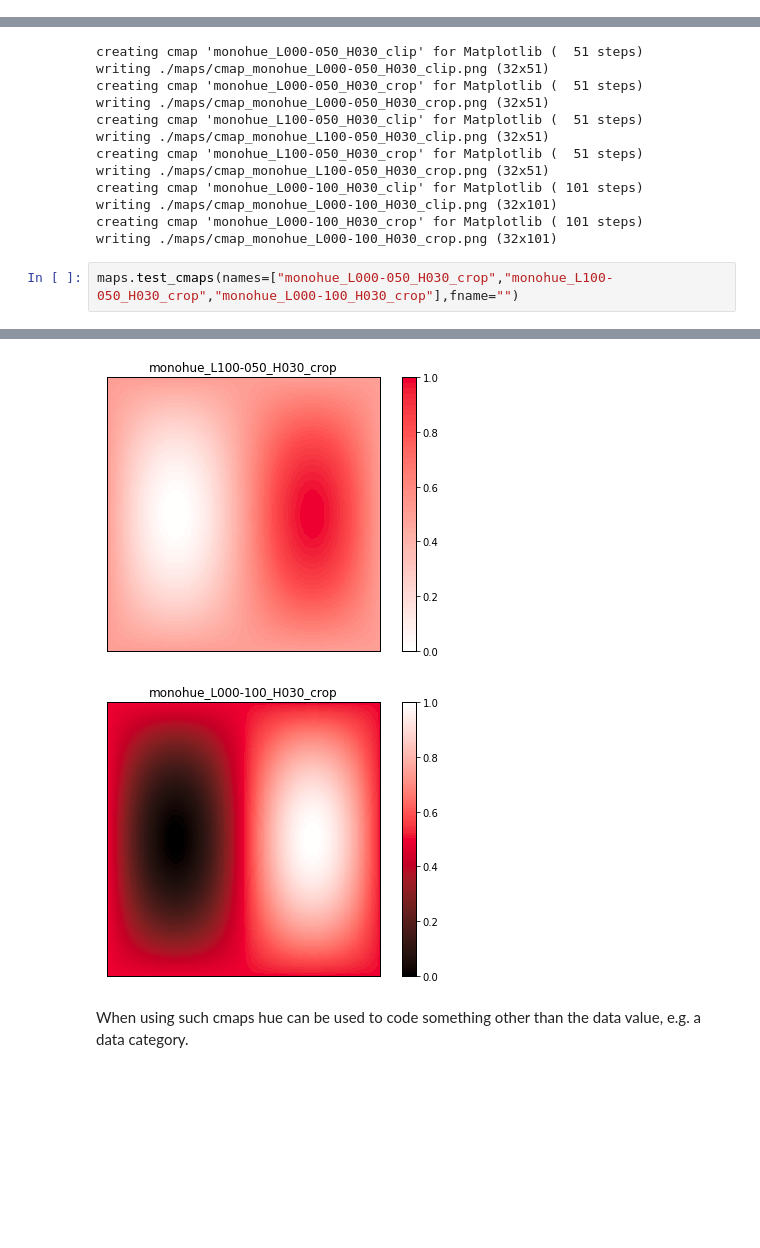
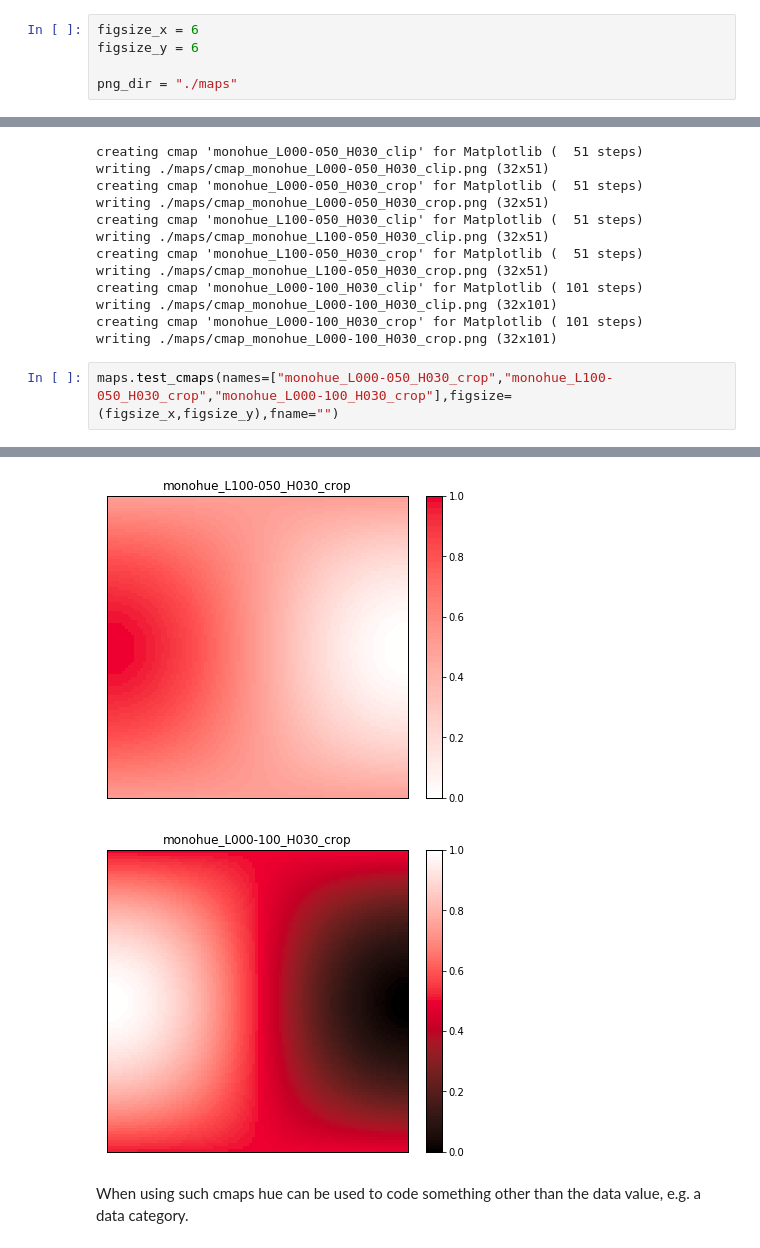
Before and after one commit to gillesferrand/colourspace, a Jupyter notebook: 5. cmaps.ipynb, the cells around one changed output, grey strips where cells are left out. Cells and saved outputs as stored; diff of their text form; blank space fills up the shorter version.

```diff
--- a/5. cmaps.ipynb
+++ b/5. cmaps.ipynb
@@ -23,3 +21,8 @@ png_dir = "./maps"
+# %%
+figsize_x = 6
+figsize_y = 6
+
+png_dir = "./maps"
 # %% [markdown]
 ## Equi-luminant cmaps
 # %% [markdown]
@@ -128,5 +137,5 @@ writing ./maps/cmap_monohue_L000-100_H030_clip.png (32x101)
 creating cmap 'monohue_L000-100_H030_crop' for Matplotlib ( 101 steps)
 writing ./maps/cmap_monohue_L000-100_H030_crop.png (32x101)
 # %%
-maps.test_cmaps(names=["monohue_L000-050_H030_crop","monohue_L100-050_H030_crop","monohue_L000-100_H030_crop"],fname="")
+maps.test_cmaps(names=["monohue_L000-050_H030_crop","monohue_L100-050_H030_crop","monohue_L000-100_H030_crop"],figsize=(figsize_x,figsize_y),fname="")
 # %% [output]
@@ -134,5 +143,5 @@ maps.test_cmaps(names=["monohue_L000-050_H030_crop","monohue_L100-050_H030_crop"
-[figure, old version]
+[figure, new version]
-[figure, old version]
+[figure, new version]
 # %% [markdown]
 When using such cmaps hue can be used to code something other than the data value, e.g. a data category.
 # %% [markdown]
```
Also changed, not shown: parts of 26 cells of this notebook, 1 other file.
